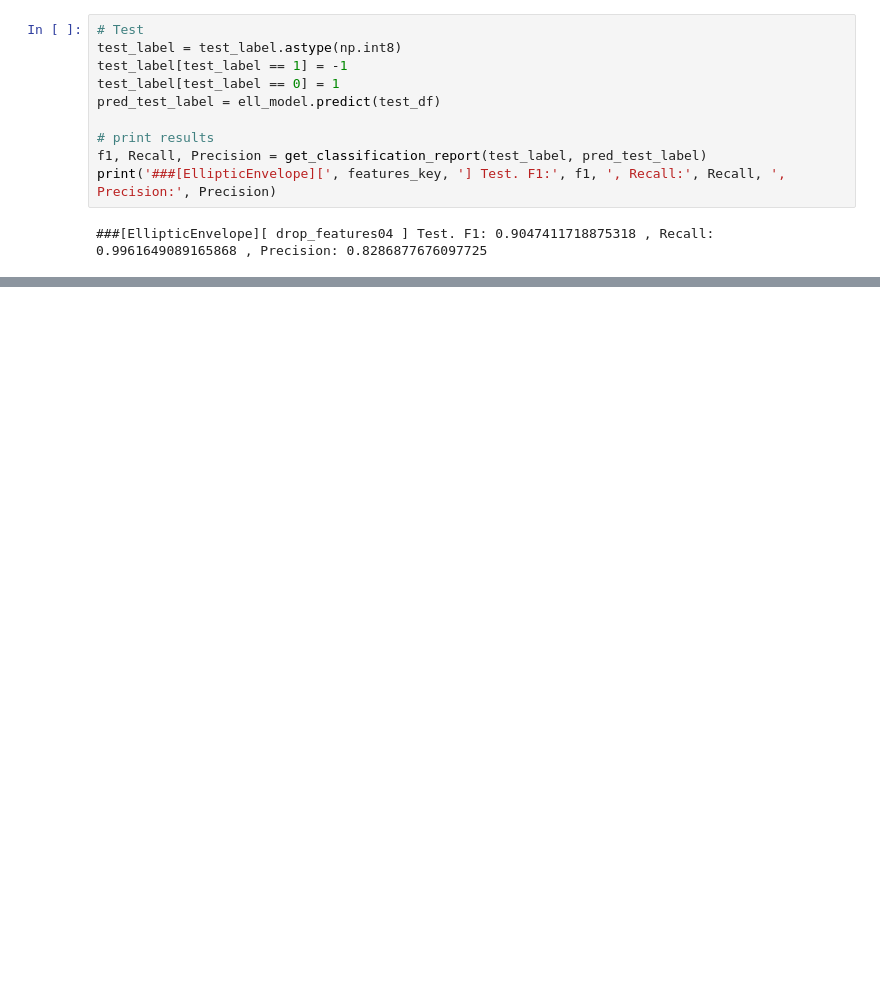
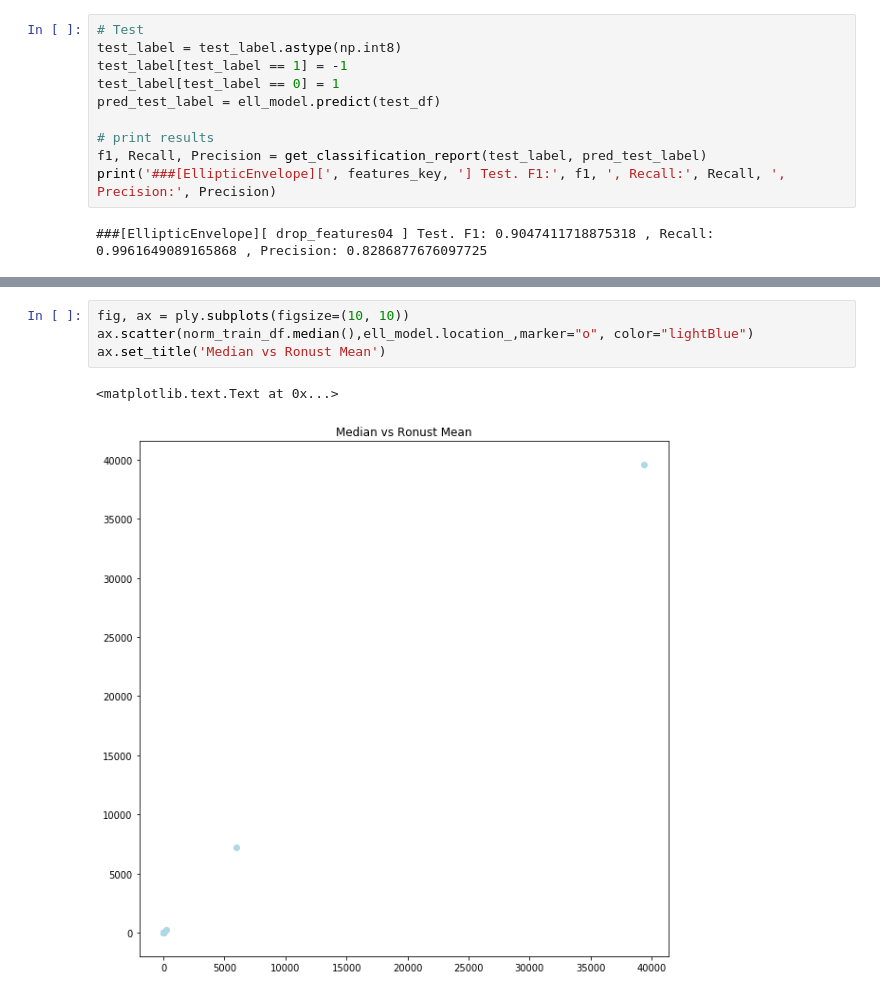
Before and after one commit to tpbvieira/anomaly-detection, a Jupyter notebook: network-attack-detection/botnet-detection-mcd.ipynb, the cells around one changed output, grey strips where cells are left out. Drawn from its saved outputs; the diff is of its cells as text; blank space fills up the shorter version.

```diff
--- a/network-attack-detection/botnet-detection-mcd.ipynb
+++ b/network-attack-detection/botnet-detection-mcd.ipynb
@@ -499,0 +511,7 @@ print('###[EllipticEnvelope][', features_key, '] Test. F1:', f1, ', Recall:', Re
+# %%
+fig, ax = ply.subplots(figsize=(10, 10))
+ax.scatter(norm_train_df.median(),ell_model.location_,marker="o", color="lightBlue")
+ax.set_title('Median vs Ronust Mean')
+# %% [output]
+<matplotlib.text.Text at 0x...>
+[figure, added]
```
Also changed, not shown: parts of 17 cells of this notebook, 4 other files.
